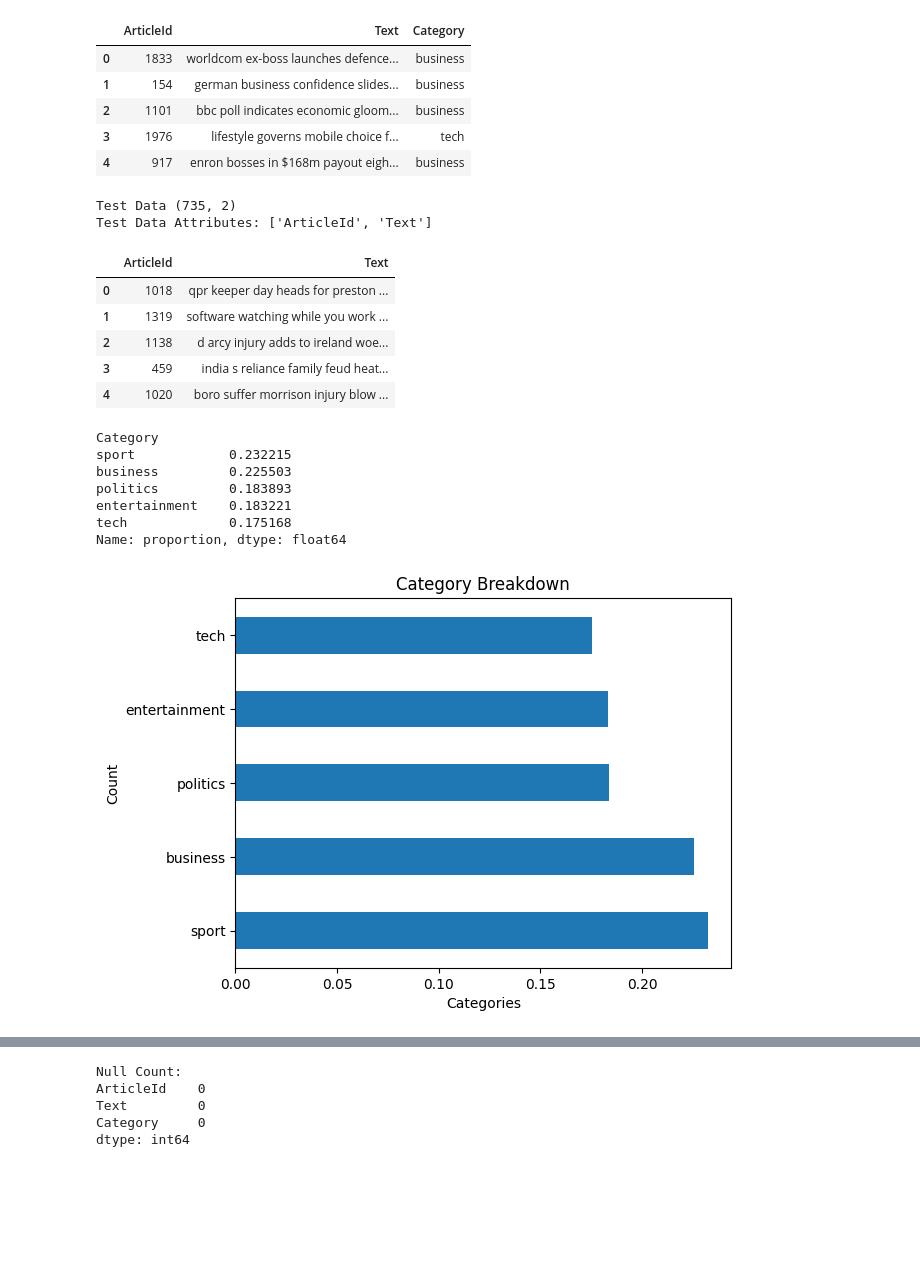
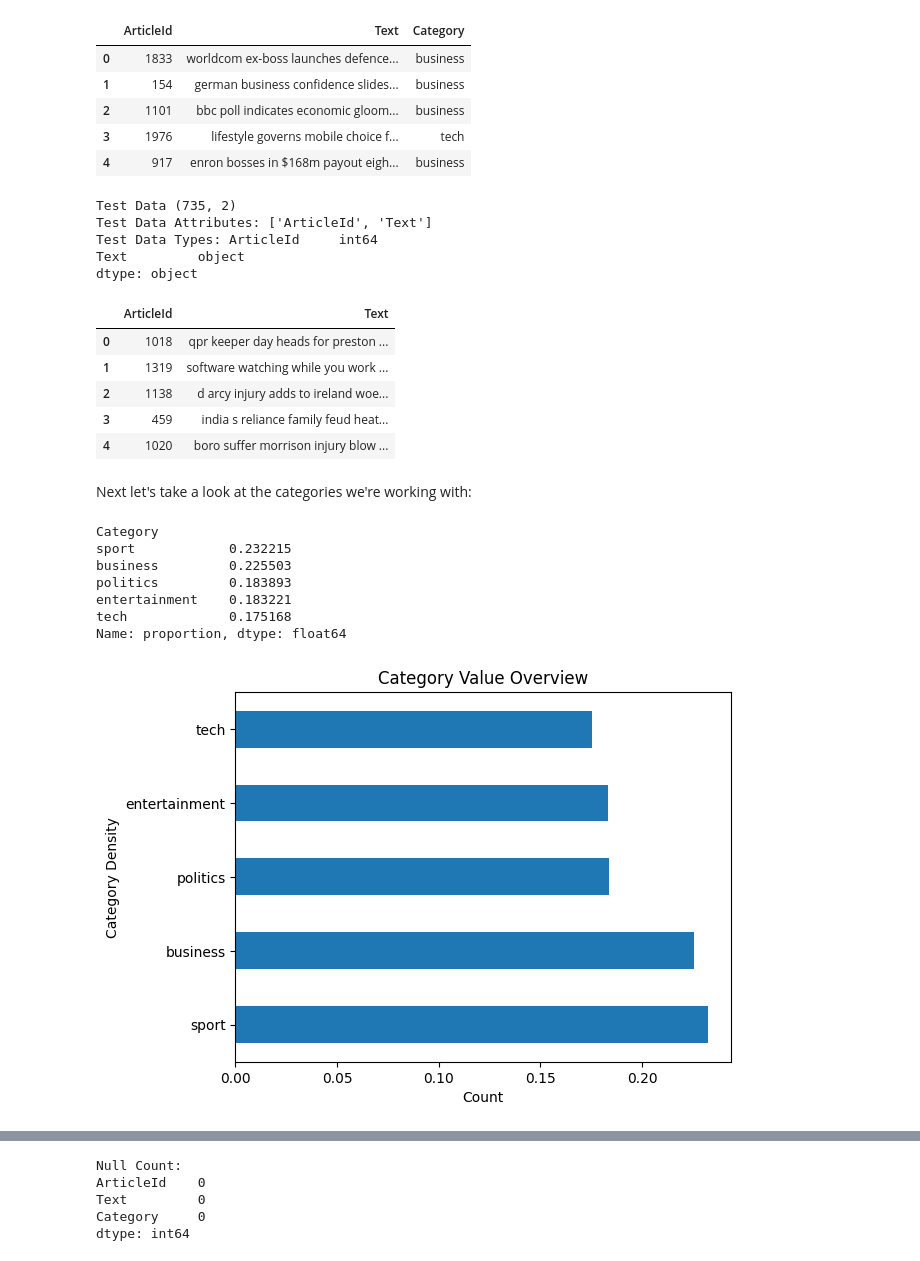
Before and after one commit to iffigueroa/kaggle-competitions, a Jupyter notebook: bbc-news-classification.ipynb, the cells around one changed output, grey strips where cells are left out. Drawn from its saved outputs; the diff is of its cells as text; code cells hidden in the pictures; blank space fills up the shorter version.

```diff
--- a/bbc-news-classification.ipynb
+++ b/bbc-news-classification.ipynb
@@ -55,34 +84,43 @@ dtype: object
 # %%
 print(f"Test Data {test.shape}")
 print(f'Test Data Attributes: {list(test.columns)}')
+print(f'Test Data Types: {test.dtypes}\n')
 test.head()
 # %% [output]
 Test Data (735, 2)
 Test Data Attributes: ['ArticleId', 'Text']
+Test Data Types: ArticleId     int64
+Text         object
+dtype: object
 |  | ArticleId | Text |
 | 0 | 1018 | qpr keeper day heads for preston ... |
 | 1 | 1319 | software watching while you work ... |
 | 2 | 1138 | d arcy injury adds to ireland woe... |
 | 3 | 459 | india s reliance family feud heat... |
 | 4 | 1020 | boro suffer morrison injury blow ... |
-# %%
-# Get some information about the categories we're working with
-def column_breakdown(column_data):
-    category_breakdown = column_data.value_counts(normalize=True)
-    print(category_breakdown)
-    category_breakdown.plot(kind='barh')
-    plt.xlabel('Categories')
-    plt.ylabel('Count')
-    plt.title('Category Breakdown')
-    plt.show()
-
-column_breakdown(train['Category'])
-# %% [output]
-Category
-sport            0.232215
-business         0.225503
-politics         0.183893
-entertainment    0.183221
-tech             0.175168
-Name: proportion, dtype: float64
-[figure, removed]
+# %% [markdown]
+Next let's take a look at the categories we're working with:
+# %%
+def column_breakdown(data: pd.DataFrame, column_name: str, normalized: bool = True) -> None:
+    """
+    Helper to show get a breakdown of count/density of values seen in a given column
+    """
+    category_breakdown = data[column_name].value_counts(normalize=normalized)
+    print(category_breakdown)
+    category_breakdown.plot(kind='barh')
+    y_lab = f'{column_name} Density' if normalized else f'{column_name} Counts'
+    plt.ylabel(f'{column_name} Density')
+    plt.xlabel('Count')
+    plt.title(f'{column_name} Value Overview')
+    plt.show()
+
+column_breakdown(train,'Category')
+# %% [output]
+Category
+sport            0.232215
+business         0.225503
+politics         0.183893
+entertainment    0.183221
+tech             0.175168
+Name: proportion, dtype: float64
+[figure, added]
```
Also changed, not shown: parts of 64 cells of this notebook.
